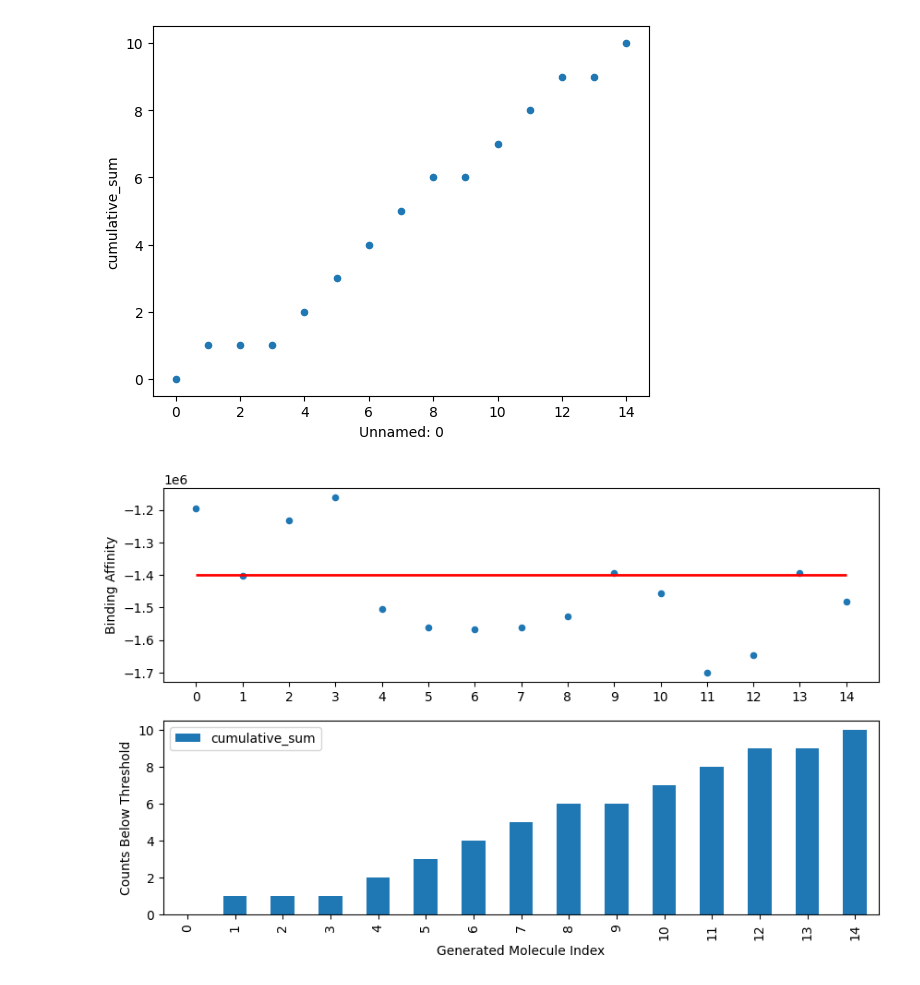
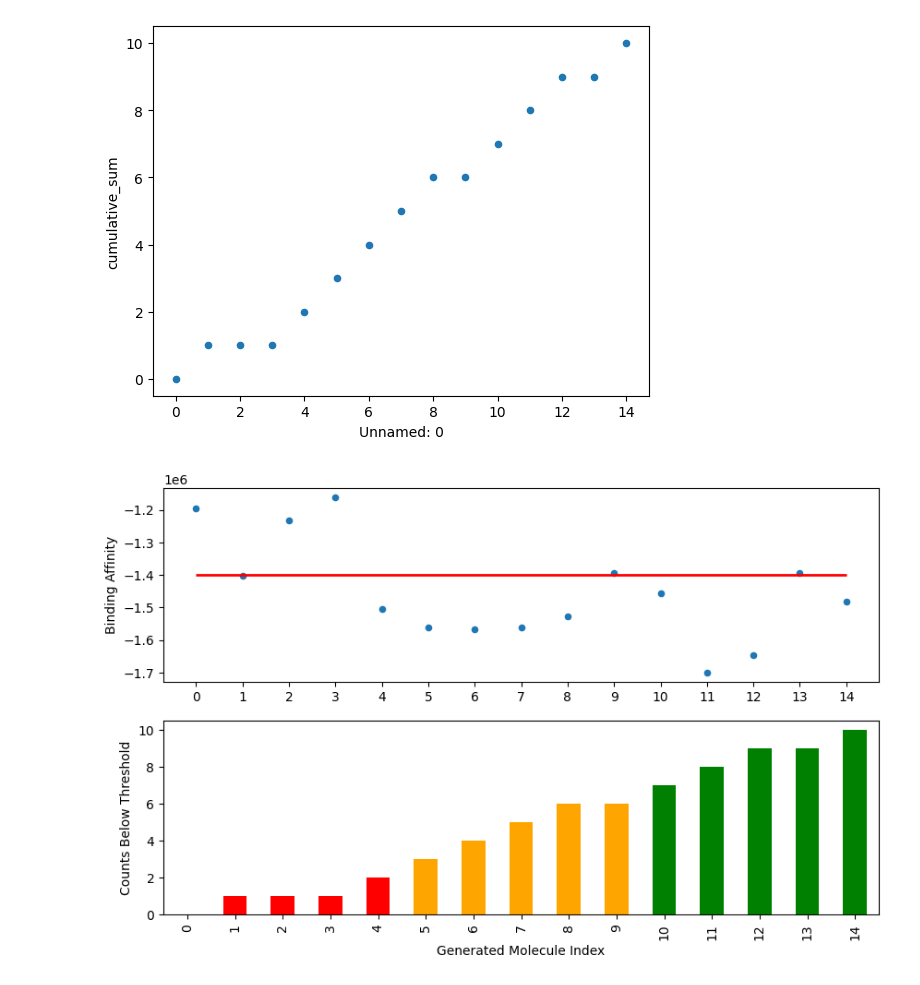
Before and after one commit to artificial-yao/generative-virtual-screening, a Jupyter notebook: notebooks/plot_results.ipynb, the cells around one changed output. Saved outputs shown, nothing was run; the diff lists cells and outputs as text; code cells hidden in the pictures.

Commit message:
plot results

```diff
--- a/notebooks/plot_results.ipynb
+++ b/notebooks/plot_results.ipynb
@@ -75,20 +75,22 @@ df.plot(kind = 'scatter', x = 'Unnamed: 0', y = 'cumulative_sum')
 # %%
 # Create a figure and axes
 fig, axs = plt.subplots(2, 1, figsize=(10,6))
 
 df.plot(kind = 'scatter', x = 'Unnamed: 0', y = 'DSMBind_predictions', ax=axs[0])
 
 axs[0].hlines(y=-1400000, xmin=0, xmax=14, linewidth=2, color='r')
 axs[0].set_xlabel("")
 axs[0].set_ylabel('Binding Affinity')
 axs[0].set_xticks(np.arange(0, 15))
 
-df.plot(kind = 'bar', x = 'Unnamed: 0', y = 'cumulative_sum', ax=axs[1])
+
+df.plot(kind = 'bar', x = 'Unnamed: 0', y = 'cumulative_sum', ax=axs[1], color=df['Round'].map({1: 'red', 2: 'orange', 3: 'green'}))
 axs[1].set_xlabel('Generated Molecule Index')
 axs[1].set_ylabel('Counts Below Threshold')
 axs[1].set_xticks(np.arange(0, 15))
+axs[1].get_legend().remove()
 
 
 plt.show()
 # %% [output]
-[figure, old version]
+[figure, new version]
```
